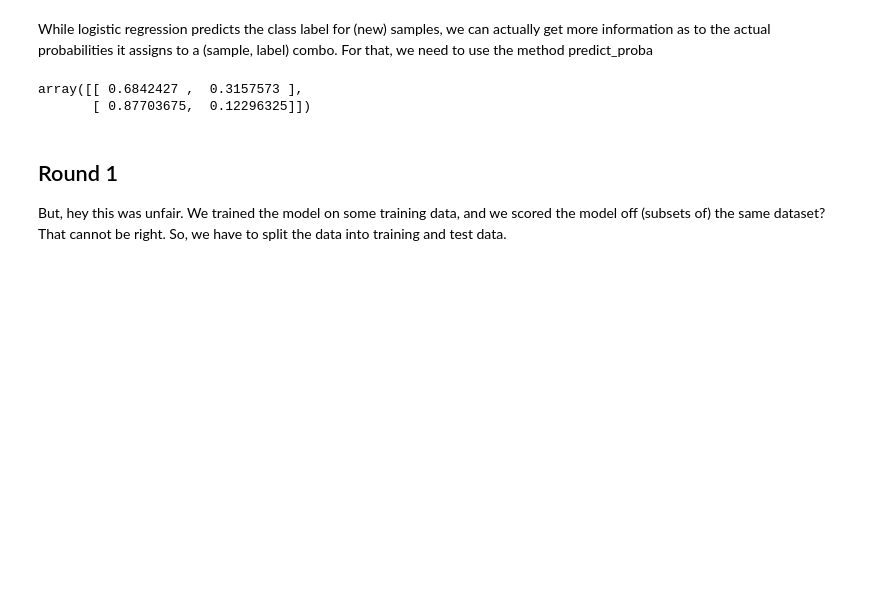
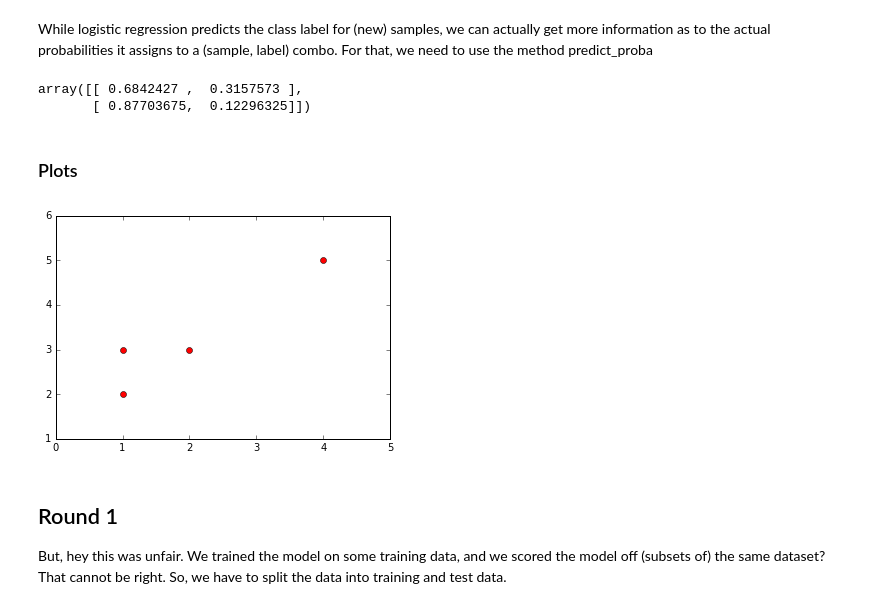
Before and after one commit to sambuddha-roy/presentations, a Jupyter notebook: Veritas.Aug1.2016/Day1_Logistic_Regression.ipynb, the cells around one changed output. Drawn from its saved outputs; the diff is of its cells as text; code cells hidden in the pictures; blank space fills up the shorter version.

```diff
--- a/Veritas.Aug1.2016/Day1_Logistic_Regression.ipynb
+++ b/Veritas.Aug1.2016/Day1_Logistic_Regression.ipynb
@@ -97,6 +90,21 @@ model.predict_proba([(1,2), (3, 4)])
 # %% [output]
 array([[ 0.6842427 ,  0.3157573 ],
        [ 0.87703675,  0.12296325]])
+# %% [markdown]
+### Plots
+# %%
+X1 = [i for (i,j) in X]
+Y1 = [j for (i,j) in X]
+plt.plot(X1, Y1, 'ro')
+# Set up axes
+x_min = np.min(X1) - 1
+x_max = np.max(X1) + 1
+y_min = np.min(Y1) - 1
+y_max = np.max(Y1) + 1
+plt.axis([x_min, x_max, y_min, y_max])
+plt.show()
+# %% [output]
+[figure, added]
 # %% [markdown]
 ## Round 1
 
```
Also changed, not shown: parts of 2 cells of this notebook, 1 other file.
